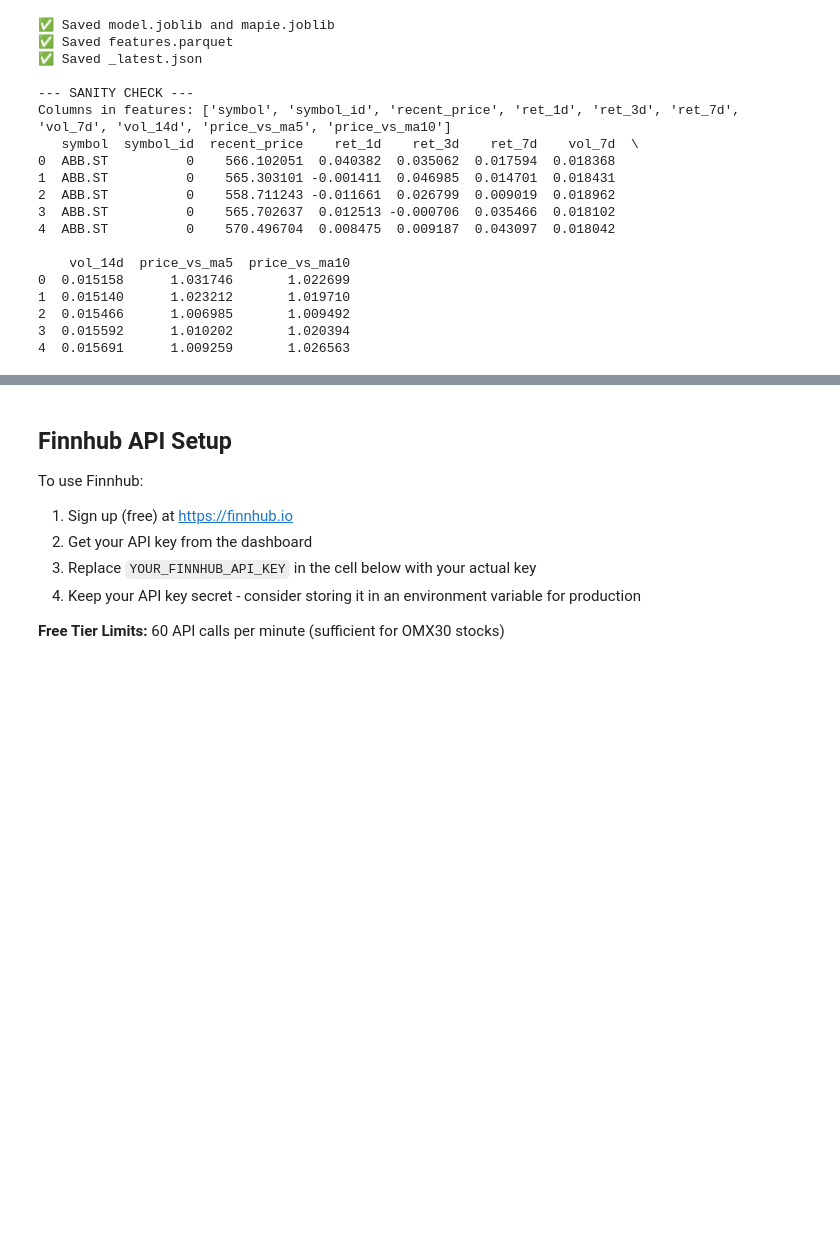
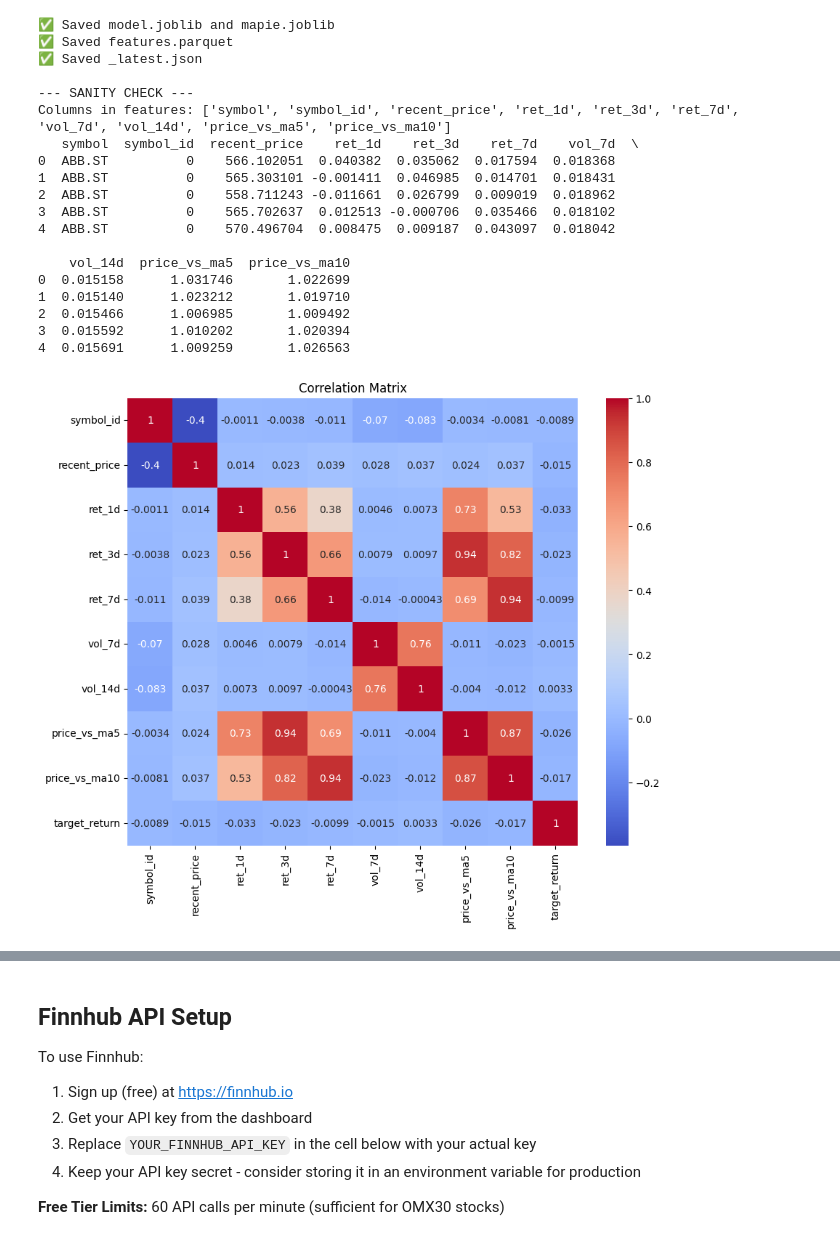
Before and after one commit to pejohans/python_and_ai, a Jupyter notebook: kunskapskontroll_ai_kurs_2/del_2/analys.ipynb, the cells around one changed output, grey strips where cells are left out. Saved outputs shown, nothing was run; the diff lists cells and outputs as text; code cells hidden in the pictures; blank space fills up the shorter version.

```diff
--- a/kunskapskontroll_ai_kurs_2/del_2/analys.ipynb
+++ b/kunskapskontroll_ai_kurs_2/del_2/analys.ipynb
@@ -588,6 +600,25 @@ Columns in features: ['symbol', 'symbol_id', 'recent_price', 'ret_1d', 'ret_3d',
 2  0.015466      1.006985       1.009492
 3  0.015592      1.010202       1.020394
 4  0.015691      1.009259       1.026563
+# %%
+
+import seaborn as sns
+import matplotlib.pyplot as plt
+
+corr = df_train.corr(numeric_only=True)
+
+plt.figure(figsize=(10,8))
+sns.heatmap(corr, annot=True, cmap="coolwarm")
+plt.title("Correlation Matrix")
+plt.show()
+
+# Analysis: A key takeaway from this correlation matrix is that target_return
+# has very weak correlation with all features, which suggests that the relationship
+# between the features and the target is either weak or non-linear.
+# This indicates that we may need to engineer more informative features,
+# rather than relying on simple linear relationships, to improve the model’s performance.
+# %% [output]
+[figure, added]
 # %%
 import numpy as np
 import matplotlib.pyplot as plt
```
Also changed, not shown: parts of 16 cells of this notebook, 9 other files.
